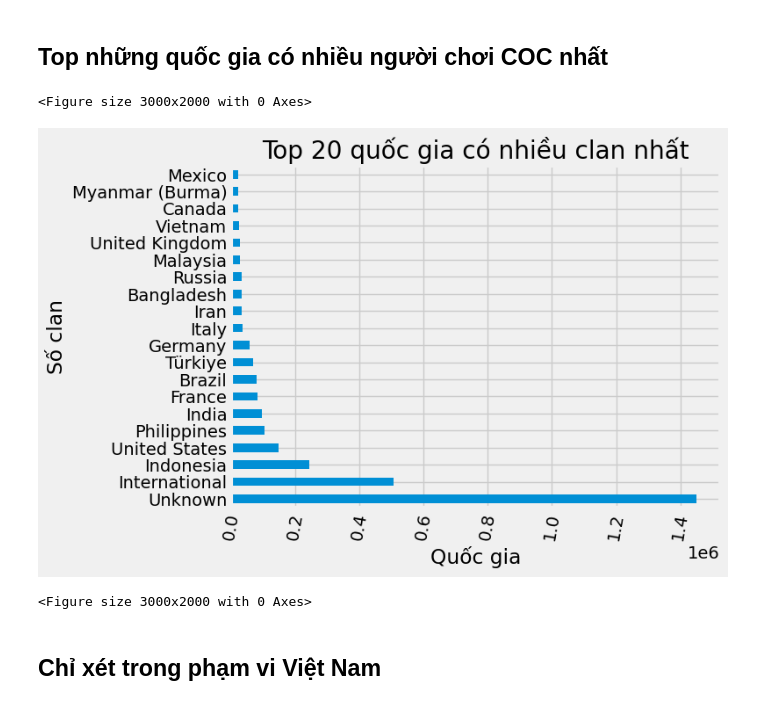
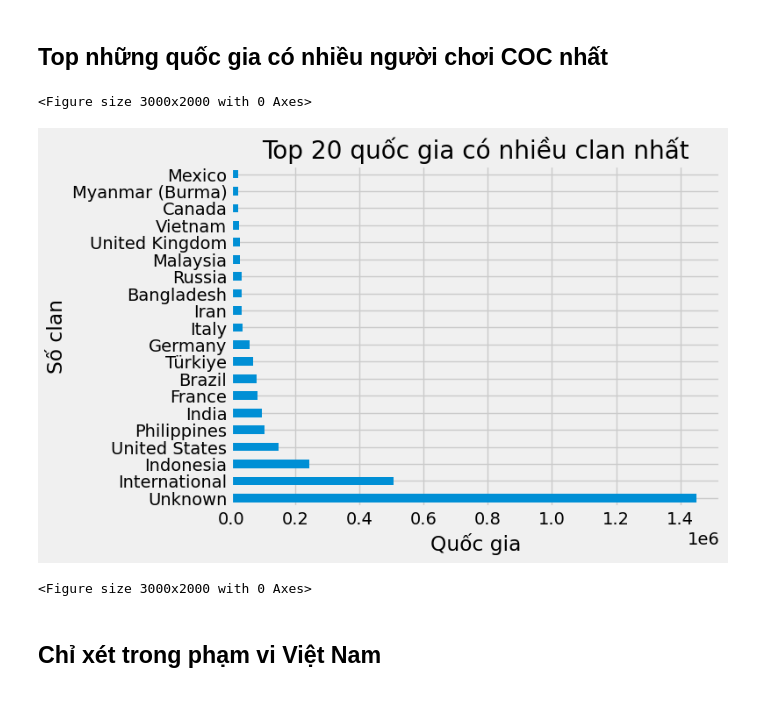
Before and after one commit to ThienNguyen3001/Clan-Analysis, a Jupyter notebook: Analysis.ipynb, the cells around one changed output. Cells and saved outputs as stored; diff of their text form; code cells hidden in the pictures.

```diff
--- a/Analysis.ipynb
+++ b/Analysis.ipynb
@@ -102,11 +102,11 @@ df.describe()
 # %%
 df['clan_location'].value_counts()[:20].plot(kind = 'barh',ylabel = 'Số clan',xlabel = 'Quốc gia')
 plt.title('Top 20 quốc gia có nhiều clan nhất')
-plt.xticks(rotation=80)
+plt.xticks()
 plt.figure(figsize=(30, 20))
 # %% [output]
 <Figure size 3000x2000 with 0 Axes>
-[figure, old version]
+[figure, new version]
 <Figure size 3000x2000 with 0 Axes>
 # %% [markdown]
 ## Chỉ xét trong phạm vi Việt Nam
```
Also changed, not shown: parts of 2 cells of this notebook.
